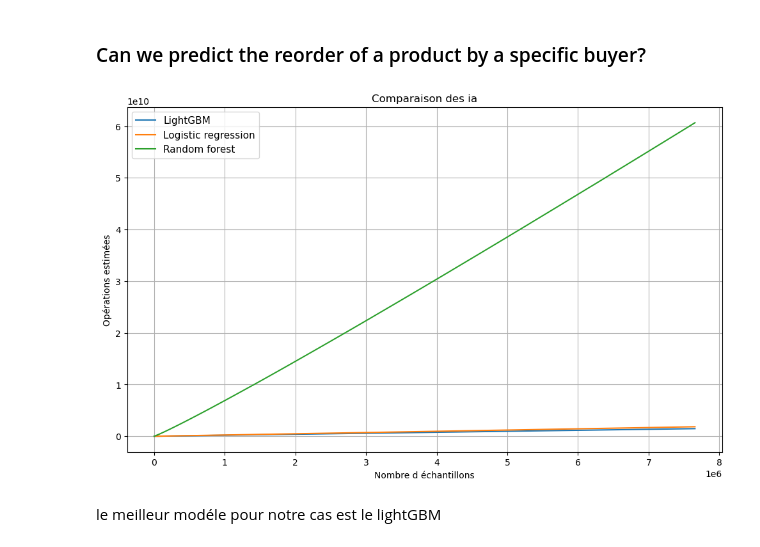
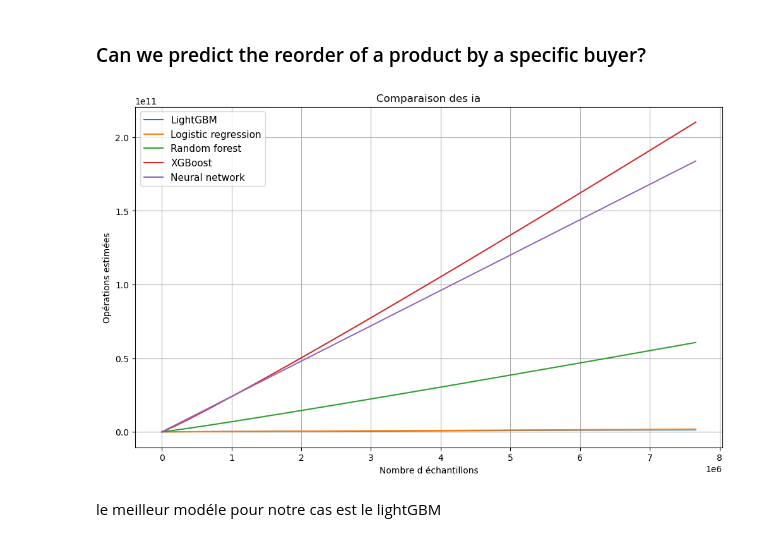
Before and after one commit to AlexandrG1209/nextbuy, a Jupyter notebook: notebook.ipynb, the cells around one changed output. Saved outputs shown, nothing was run; the diff lists cells and outputs as text; code cells hidden in the pictures.

```diff
--- a/notebook.ipynb
+++ b/notebook.ipynb
@@ -559,13 +607,14 @@ def init_neural_ia(iteration = 500):
     )
     return model
 # %%
+
 N = np.linspace(1, 7656670, 100)
 
 # Constantes
 d = 12            # Nombre de collonnes
 K = 100           # Nombre d'arbres (pour RFXGB et LGBM)
 I = 20            # Nombre d'itérations (LogReg, NN)
-W_nn = d * 100    # Poids du Neural Network
+nn = d * 100    # Poids du Neural Network
 
 
 # Logistic regression= O(I*N*d)
@@ -575,37 +624,43 @@ logreg = I * N * d
 rf = K * N * np.log2(N) * np.sqrt(d)
 
 # Lightgbm= O(K * N_sample * d_bundle)
 lgbm = K * (N * 0.2) * (d * 0.8)
 
 #xgboost = O(K*N*log(N)*d)
 xgb = K * N * np.log2(N) * d
 
 #Neural network = O(I*N*W)
-nn = I * N * W_nn
+Skip to Main
+notebook
+Last Checkpoint: 6 minutes ago
+[Python 3 (ipykernel)]
+Kernel Starting
+
+nn = I * N * nn
 
 
 plt.figure(figsize=(12, 7))
 
 # Tracer des courbes
 plt.plot(N, lgbm, label='LightGBM')
 plt.plot(N, logreg, label='Logistic regression')
 
 plt.plot(N, rf, label='Random forest')
 
-#plt.plot(N, xgb, label='XGBoost')
-#plt.plot(N, nn, label='Neural network')
+plt.plot(N, xgb, label='XGBoost')
+plt.plot(N, nn, label='Neural network')
 
 # Label
 plt.title('Comparaison des ia')
 plt.xlabel('Nombre d échantillons')
 plt.ylabel('Opérations estimées')
 plt.legend(fontsize=11)
 plt.grid(True)
 
 # Affichage
 plt.show()
 # %% [output]
-[figure, old version]
+[figure, new version]
 # %% [markdown]
 le meilleur modéle pour notre cas est le lightGBM
 # %%
```
Also changed, not shown: parts of 31 cells of this notebook.
